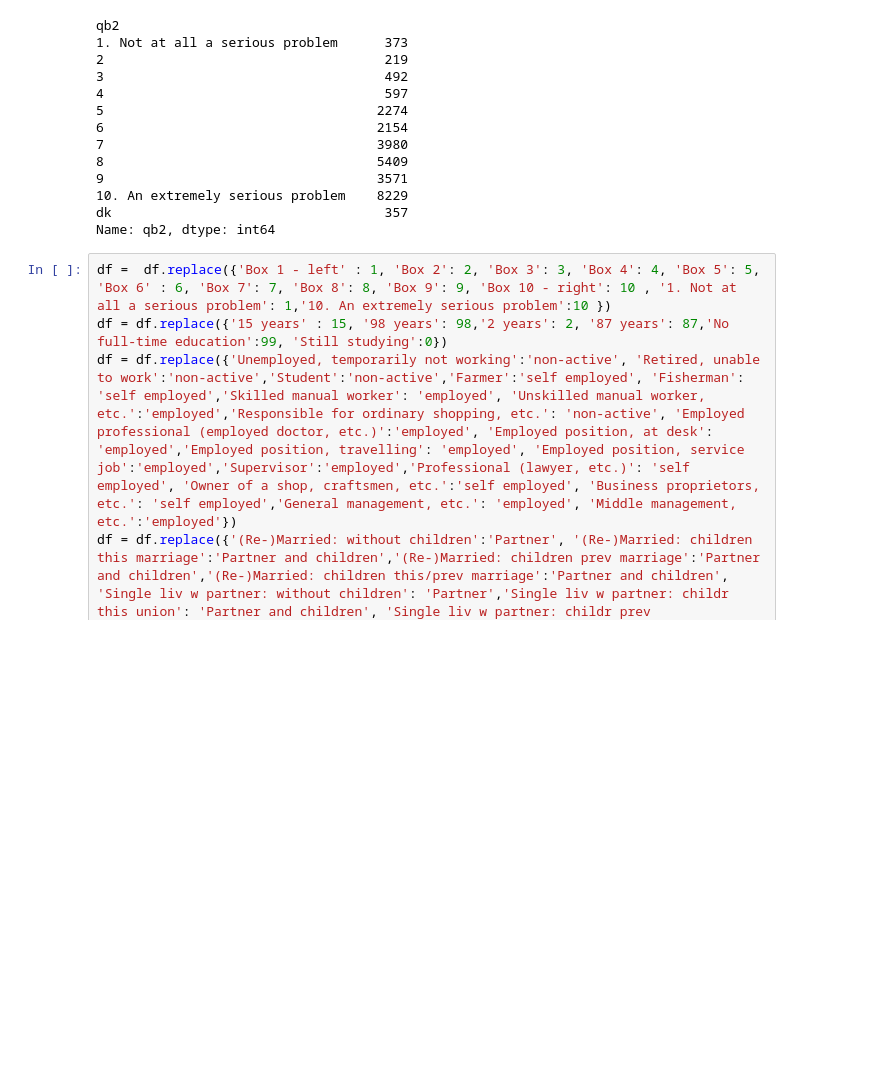
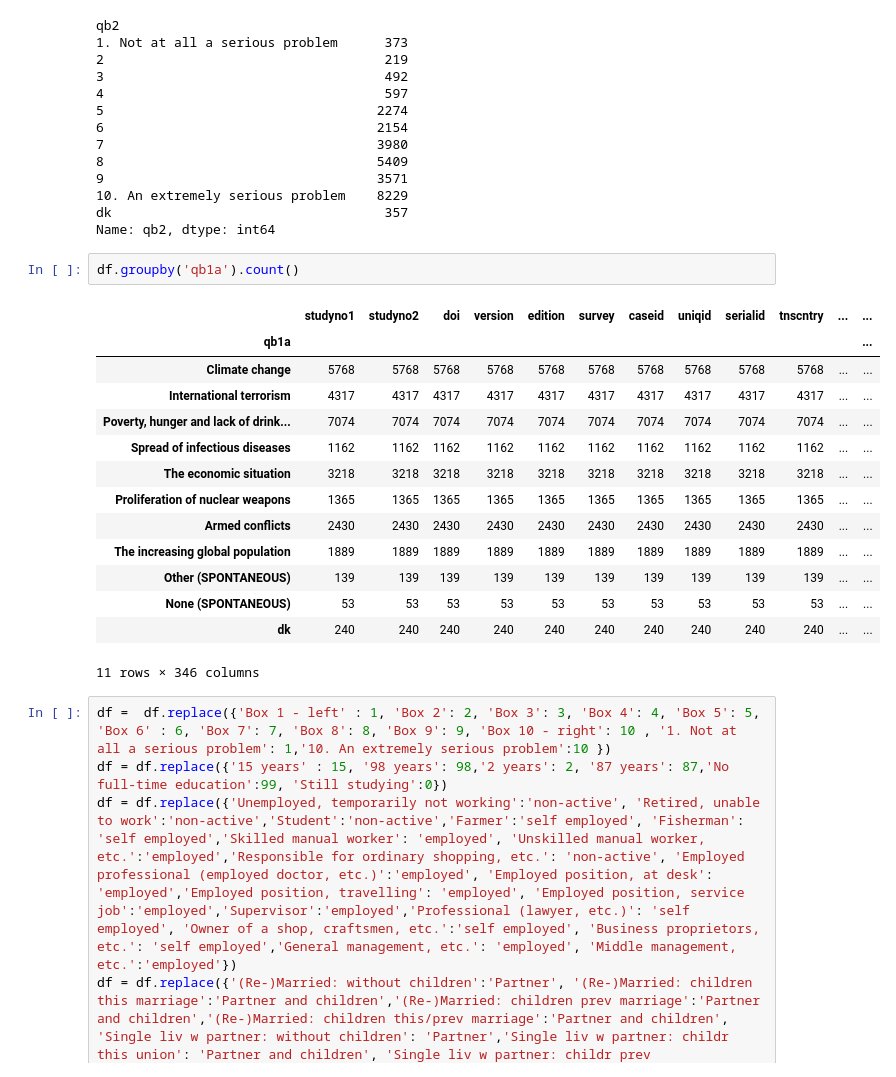
Before and after one commit to claudiagiuspoli/pro-environmental-behaviour, a Jupyter notebook: data cleaning.ipynb, the cells around one changed output. Drawn from its saved outputs; the diff is of its cells as text; blank space fills up the shorter version.

```diff
--- a/data cleaning.ipynb
+++ b/data cleaning.ipynb
@@ -33,6 +33,23 @@ qb2
 10. An extremely serious problem    8229
 dk                                   357
 Name: qb2, dtype: int64
+# %%
+df.groupby('qb1a').count()
+# %% [output]
+|  | studyno1 | studyno2 | doi | version | edition | survey | caseid | uniqid | serialid | tnscntry | ... | ... |
+| qb1a |  |  |  |  |  |  |  |  |  |  |  | ... |
+| Climate change | 5768 | 5768 | 5768 | 5768 | 5768 | 5768 | 5768 | 5768 | 5768 | 5768 | ... | ... |
+| International terrorism | 4317 | 4317 | 4317 | 4317 | 4317 | 4317 | 4317 | 4317 | 4317 | 4317 | ... | ... |
+| Poverty, hunger and lack of drink... | 7074 | 7074 | 7074 | 7074 | 7074 | 7074 | 7074 | 7074 | 7074 | 7074 | ... | ... |
+| Spread of infectious diseases | 1162 | 1162 | 1162 | 1162 | 1162 | 1162 | 1162 | 1162 | 1162 | 1162 | ... | ... |
+| The economic situation | 3218 | 3218 | 3218 | 3218 | 3218 | 3218 | 3218 | 3218 | 3218 | 3218 | ... | ... |
+| Proliferation of nuclear weapons | 1365 | 1365 | 1365 | 1365 | 1365 | 1365 | 1365 | 1365 | 1365 | 1365 | ... | ... |
+| Armed conflicts | 2430 | 2430 | 2430 | 2430 | 2430 | 2430 | 2430 | 2430 | 2430 | 2430 | ... | ... |
+| The increasing global population | 1889 | 1889 | 1889 | 1889 | 1889 | 1889 | 1889 | 1889 | 1889 | 1889 | ... | ... |
+| Other (SPONTANEOUS) | 139 | 139 | 139 | 139 | 139 | 139 | 139 | 139 | 139 | 139 | ... | ... |
+| None (SPONTANEOUS) | 53 | 53 | 53 | 53 | 53 | 53 | 53 | 53 | 53 | 53 | ... | ... |
+| dk | 240 | 240 | 240 | 240 | 240 | 240 | 240 | 240 | 240 | 240 | ... | ... |
+11 rows × 346 columns
 # %%
 df =  df.replace({'Box 1 - left' : 1, 'Box 2': 2, 'Box 3': 3, 'Box 4': 4, 'Box 5': 5, 'Box 6' : 6, 'Box 7': 7, 'Box 8': 8, 'Box 9': 9, 'Box 10 - right': 10 , '1. Not at all a serious problem': 1,'10. An extremely serious problem':10 })
 df = df.replace({'15 years' : 15, '98 years': 98,'2 years': 2, '87 years': 87,'No full-time education':99, 'Still studying':0})
```
Also changed, not shown: 6 other files.
